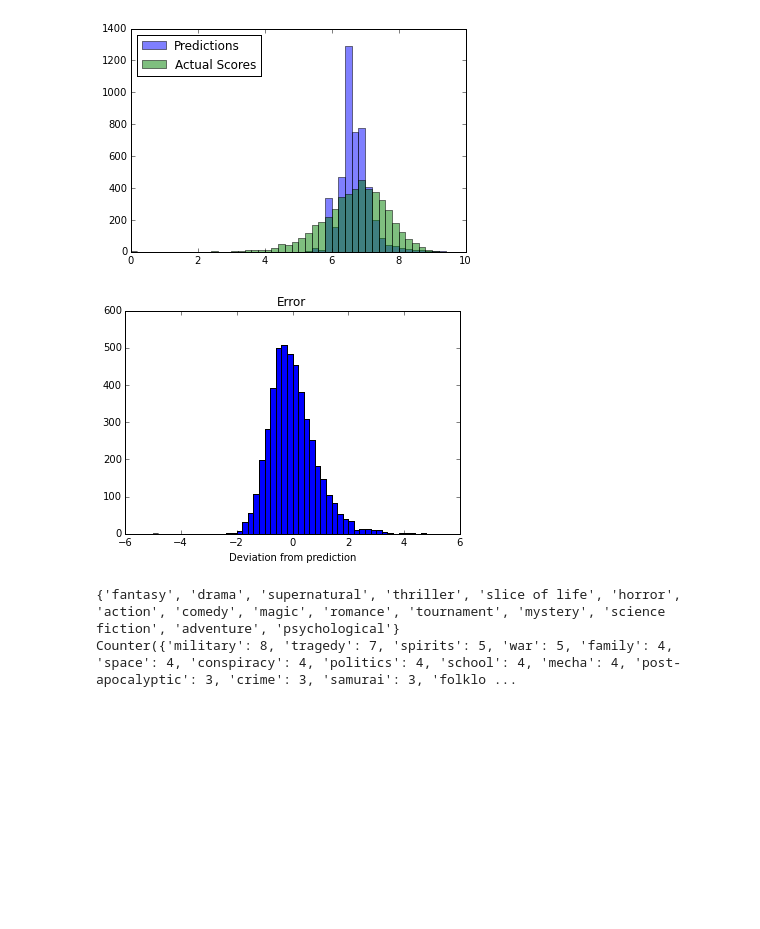
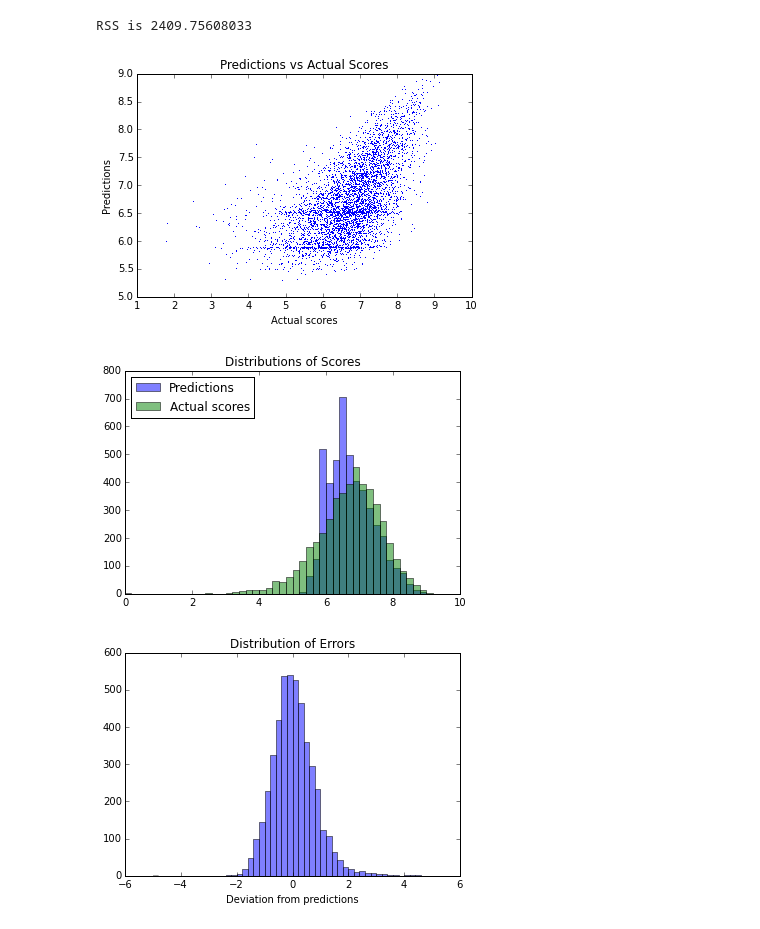
Before and after one commit to akrolsmir/cs189, a Jupyter notebook: proj/proj.ipynb, the cells around one changed output. Cells and saved outputs as stored; diff of their text form; code cells hidden in the pictures; blank space fills up the shorter version.

Commit message:
Use Neural Nets

```diff
--- a/proj/proj.ipynb
+++ b/proj/proj.ipynb
@@ -32,4 +36,19 @@ for i, item in enumerate(root[:4679]):
 
     animes[i][0:2] = np.array([votes, seen])
     scores[i] = average
+# %%
+# Count occurences of genres and themes
+themes, genres = collections.Counter(), collections.Counter()
+for index in range(0, 4680, 40):
+    ann = ET.parse('anime/{0}.xml'.format(index)).getroot()
+    genres.update(genre.text.lower() for genre in ann.findall("./*/info[@type='Genres']"))
+    themes.update(theme.text.lower() for theme in ann.findall("./*/info[@type='Themes']"))
+
+
+# Choose most common genres and themes as features
+all_themes = sorted([theme for theme, count in themes.most_common(50)])
+all_genres = sorted([genre for genre, count in genres.most_common(16)])
+
+def featurize(features, all_features):
+    return np.array([1 if a in features else 0 for a in all_features])
 # %%
@@ -68,0 +181,12 @@ B0 (the constant term) is 6.557905266
+# %%
+scores = []
+Xp = sklearn.preprocessing.scale(X)
+nn = NeuralNet()
+for _ in range(100):
+    nn.train(Xp, y, 1000, 0.01, mean_squared_error)
+    scores.append(nn.score(Xp, y))
+plt.plot(scores)
+plt.title("Mean-squared error as loss")
+plt.ylabel("RSS")
+plt.xlabel("Iterations (thousands)")
+plt.show()
@@ -69,36 +195,30 @@ B0 (the constant term) is 6.557905266
+# %%
+# Calculate regression sum of squares
+RSS = nn.score(Xp, y)
+print("RSS is", RSS)
+# %% [output]
+RSS is 2409.75608033
 # %%
+predictions = nn.predict(Xp)
+
 # Some interesting visualizations
-predictions = np.dot(X, B)
+plt.title("Predictions vs Actual Scores")
+plt.plot(y, predictions, 'b,')
+plt.xlabel("Actual scores")
+plt.ylabel("Predictions")
+plt.show()
+
+plt.title("Distributions of Scores")
 plt.hist(predictions, bins=np.arange(0, 10, 0.2), alpha=0.5, label="Predictions")
-plt.hist(y, bins=np.arange(0, 10, 0.2), alpha = 0.5, label="Actual Scores")
+plt.hist(y, bins=np.arange(0, 10, 0.2), alpha = 0.5, label="Actual scores")
 plt.legend(loc="upper left")
 plt.show()
 
-plt.hist(predictions - y, bins=np.arange(-5, 5, 0.2))
-plt.title("Error")
-plt.xlabel("Deviation from prediction")
+plt.title("Distribution of Errors")
+plt.hist(predictions - y, bins=np.arange(-5, 5, 0.2), alpha=0.5)
+plt.xlabel("Deviation from predictions")
 plt.show()
 # %% [output]
-[figure, old version]
+[figure, new version]
-[figure, old version]
+[figure, new version]
+[figure, added]
-# %%
-# Format data as numpy array
-i = 0
-tree = ET.parse('anime/{0}.xml'.format(i))
-genres = set()
-# for anime in tree.getroot():
-#     print()
-for genre in tree.getroot().findall("./*/info[@type='Genres']"):
-    genres.add(genre.text)
-print(genres)
-
-
-
-# import collections
-# themes = []
-# for theme in tree.getroot().findall("./*/info[@type='Themes']"):
-#     themes.append(theme.text.lower())
-# print(collections.Counter(themes))
-# %% [output]
-{'fantasy', 'drama', 'supernatural', 'thriller', 'slice of life', 'horror', 'action', 'comedy', 'magic', 'romance', 'tournament', 'mystery', 'science fiction', 'adventure', 'psychological'}
-Counter({'military': 8, 'tragedy': 7, 'spirits': 5, 'war': 5, 'family': 4, 'space': 4, 'conspiracy': 4, 'politics': 4, 'school': 4, 'mecha': 4, 'post-apocalyptic': 3, 'crime': 3, 'samurai': 3, 'folklo ...
```
Also changed, not shown: parts of 13 cells of this notebook.
